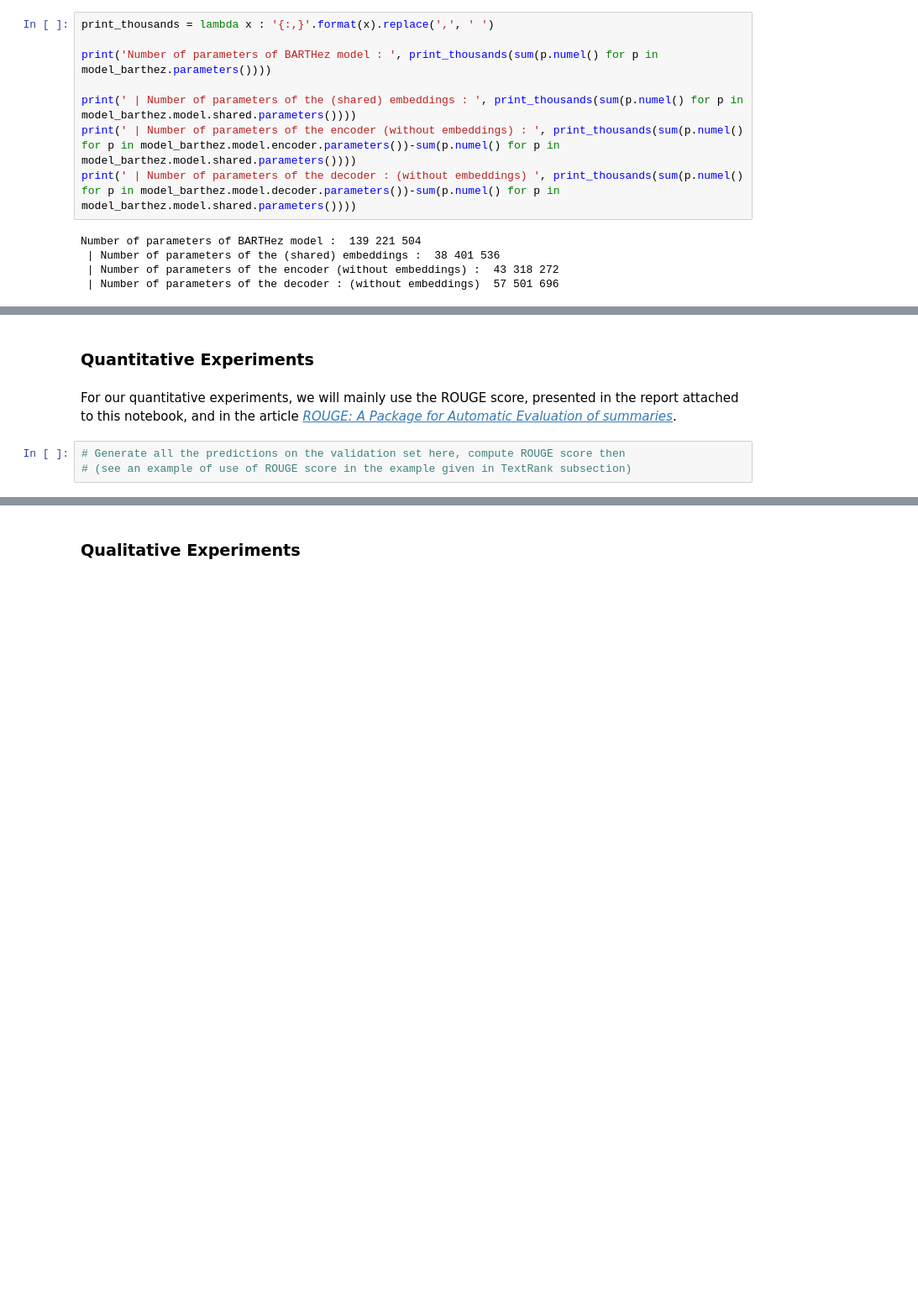
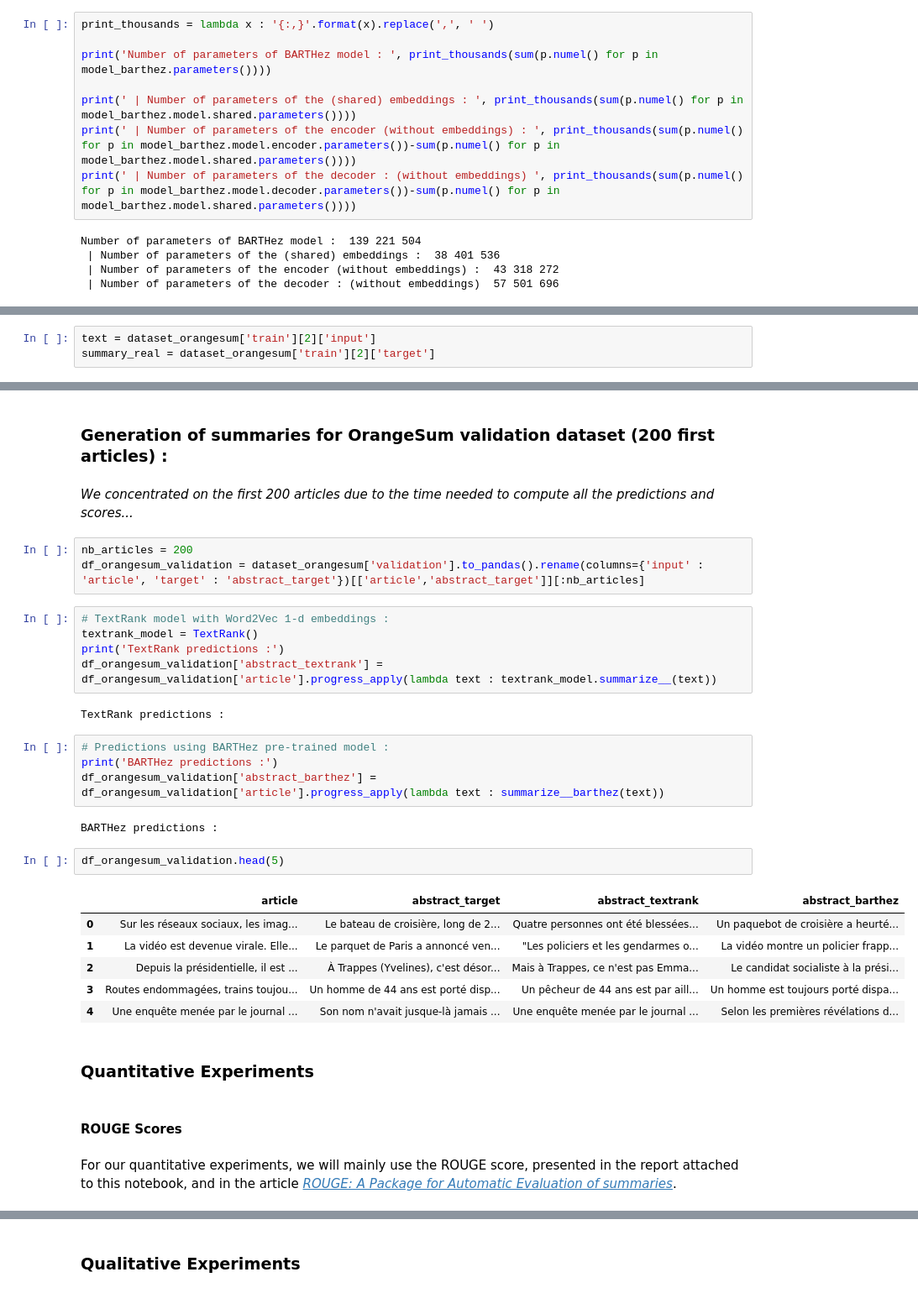
Before and after one commit to gdeni89/NLP-summarization-of-French-written-documents, a Jupyter notebook: NLP_Project.ipynb, the cells around one changed output, grey strips where cells are left out. Shown at 84% size. Saved outputs shown, nothing was run; the diff lists cells and outputs as text; blank space fills up the shorter version.

```diff
--- a/NLP_Project.ipynb
+++ b/NLP_Project.ipynb
@@ -1112,0 +1974,3 @@ Number of trainable parameters (encoder+decoder):  100 819 968
+# %%
+text = dataset_orangesum['train'][2]['input']
+summary_real = dataset_orangesum['train'][2]['target']
@@ -1115,7 +2007,35 @@ Number of trainable parameters (encoder+decoder):  100 819 968
+# %% [markdown]
+### Generation of summaries for OrangeSum validation dataset (200 first articles) :
+# %% [markdown]
+*We concentrated on the first 200 articles due to the time needed to compute all the predictions and scores...*
+# %%
+nb_articles = 200
+df_orangesum_validation = dataset_orangesum['validation'].to_pandas().rename(columns={'input' : 'article', 'target' : 'abstract_target'})[['article','abstract_target']][:nb_articles]
+# %%
+# TextRank model with Word2Vec 1-d embeddings :
+textrank_model = TextRank()
+print('TextRank predictions :')
+df_orangesum_validation['abstract_textrank'] = df_orangesum_validation['article'].progress_apply(lambda text : textrank_model.summarize__(text))
+# %% [output]
+TextRank predictions :
+# %%
+# Predictions using BARTHez pre-trained model :
+print('BARTHez predictions :')
+df_orangesum_validation['abstract_barthez'] = df_orangesum_validation['article'].progress_apply(lambda text : summarize__barthez(text))
+# %% [output]
+BARTHez predictions :
+# %%
+df_orangesum_validation.head(5)
+# %% [output]
+|  | article | abstract_target | abstract_textrank | abstract_barthez |
+| 0 | Sur les réseaux sociaux, les imag... | Le bateau de croisière, long de 2... | Quatre personnes ont été blessées... | Un paquebot de croisière a heurté... |
+| 1 | La vidéo est devenue virale. Elle... | Le parquet de Paris a annoncé ven... | "Les policiers et les gendarmes o... | La vidéo montre un policier frapp... |
+| 2 | Depuis la présidentielle, il est ... | À Trappes (Yvelines), c'est désor... | Mais à Trappes, ce n'est pas Emma... | Le candidat socialiste à la prési... |
+| 3 | Routes endommagées, trains toujou... | Un homme de 44 ans est porté disp... | Un pêcheur de 44 ans est par aill... | Un homme est toujours porté dispa... |
+| 4 | Une enquête menée par le journal ... | Son nom n'avait jusque-là jamais ... | Une enquête menée par le journal ... | Selon les premières révélations d... |
 # %% [markdown]
 ### Quantitative Experiments
+# %% [markdown]
+#### ROUGE Scores
 # %% [markdown]
 For our quantitative experiments, we will mainly use the ROUGE score, presented in the report attached to this notebook, and in the article [*ROUGE: A Package for Automatic Evaluation of summaries*](https://www.researchgate.net/publication/224890821_ROUGE_A_Package_for_Automatic_Evaluation_of_summaries).
-# %%
-# Generate all the predictions on the validation set here, compute ROUGE score then
-# (see an example of use of ROUGE score in the example given in TextRank subsection)
```
Also changed, not shown: parts of 134 cells of this notebook.
